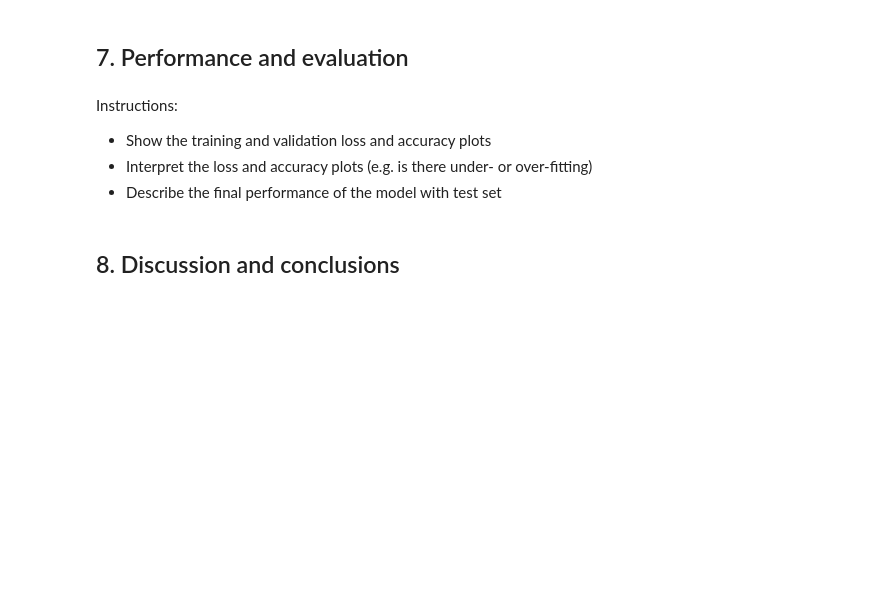
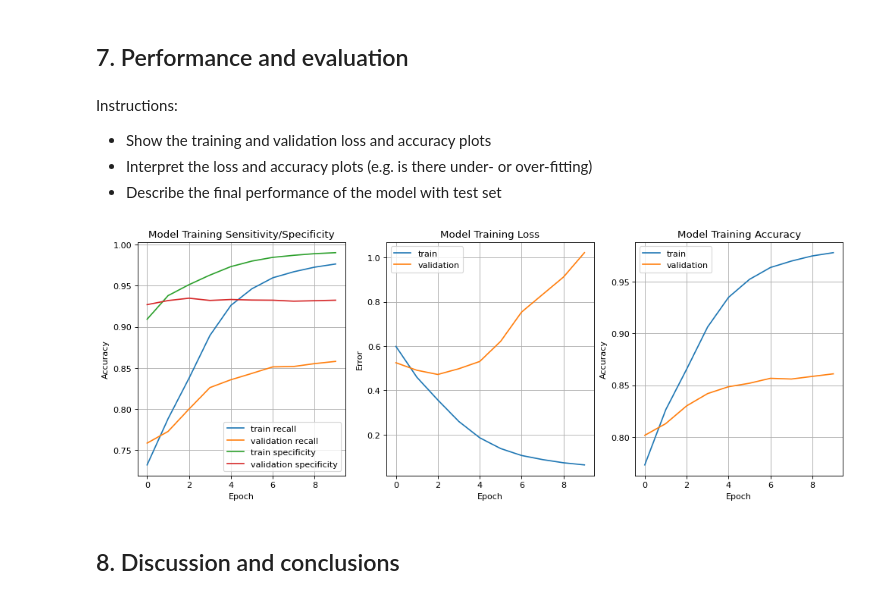
Before and after one commit to alerr415/patient-drug-review-ratings, a Jupyter notebook: case-3-patient-drug-review.ipynb, the cells around one changed output. Saved outputs shown, nothing was run; the diff lists cells and outputs as text; code cells hidden in the pictures; blank space fills up the shorter version.

Commit message:
Validation

```diff
--- a/case-3-patient-drug-review.ipynb
+++ b/case-3-patient-drug-review.ipynb
@@ -169,17 +174,14 @@ Instructions: Write a short description of the model:
 embedding_dim = 100
 model = Sequential([
     Embedding(len(word_index) + 1, embedding_dim),
+    Dropout(.2),
     Conv1D(128, 7, padding="valid", activation="relu", strides=3),
     GlobalAveragePooling1D(),
-    Dropout(.2),
-    Dense(128, activation="relu"),
-    Dense(3, activation = 'softmax')
+    Dense(3, activation='softmax')
 ])
 
 # Compiling
-model.compile(loss = 'categorical_crossentropy',
-              optimizer = 'rmsprop',
-              metrics = ['acc'])
+model.compile(loss='categorical_crossentropy', optimizer='adam', metrics=['Accuracy', 'Recall', 'TrueNegatives', 'FalsePositives'])
 
 # Summarizing
 model.summary()
@@ -252,3 +237,72 @@ Instructions:
+# %%
+# Define the function to calculate the specificity
+def spec(a, b):
+    return a / (a + b)
+
+# Define a function to plot the sensitivity and specificity
+def plotBalance(h, name):
+    # Calculate the specificity
+    specificity = list(map(spec, h.history['true_negatives'], h.history['false_positives']))
+    val_specificity = list(map(spec, h.history['val_true_negatives'], h.history['val_false_positives']))
+
+    # Plot the recall curve
+    plt.plot(h.history['recall'], label='train recall')
+    plt.plot(h.history['val_recall'], label='validation recall')
+
+    # Plot the specificity curve
+    plt.plot(specificity, label='train specificity')
+    plt.plot(val_specificity, label='validation specificity')
+
+    # Define the graph
+    plt.title('{0} Training Sensitivity/Specificity'.format(name))
+    plt.xlabel('Epoch')
+    plt.ylabel('Accuracy')
+    plt.legend()
+    plt.grid(True)
+
+# Define a function to plot the loss curve
+def plotLoss(h, name):
+    plt.plot(h.history['loss'], label='train')
+    plt.plot(h.history['val_loss'], label='validation')
+    plt.title('{0} Training Loss'.format(name))
+    plt.xlabel('Epoch')
+    plt.ylabel('Error')
+    plt.legend()
+    plt.grid(True)
+
+# Plot the Accuracy curve
+def plotAccuracy(h, name):
+    plt.plot(h.history['Accuracy'], label='train')
+    plt.plot(h.history['val_Accuracy'], label='validation')
+    plt.title('{0} Training Accuracy'.format(name))
+    plt.xlabel('Epoch')
+    plt.ylabel('Accuracy')
+    plt.legend()
+    plt.grid(True)
+
+# Define the sub-plot size
+nCols = 3
+nRows = 1
+
+# Prepare the Loss Plots
+plt.figure(figsize=(nCols * 5, nRows * 5), dpi=80)
+
+# Plot the Sensitivity/Specificity
+plt.subplot(nRows, nCols, 1)
+plotBalance(history, 'Model')
+
+# Plot the Loss
+plt.subplot(nRows, nCols, 2)
+plotLoss(history, 'Model')
+
+# Plot the Accuracy
+plt.subplot(nRows, nCols, 3)
+plotAccuracy(history, 'Model')
+
+# Draw the plots
+plt.show()
+# %% [output]
+[figure, added]
 # %% [markdown]
 ## 8. Discussion and conclusions
 # %% [markdown]
```
Also changed, not shown: parts of 5 cells of this notebook.
